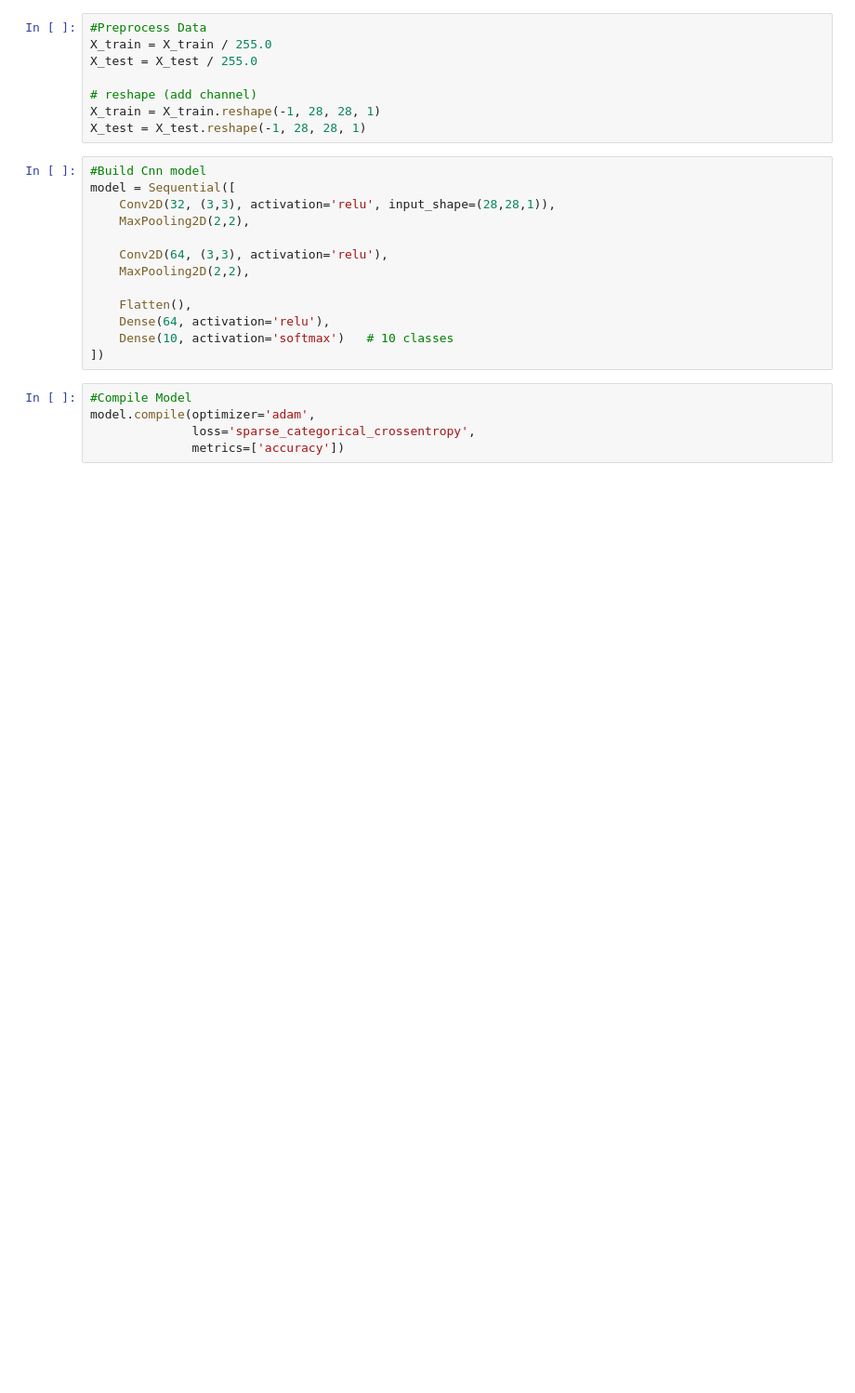
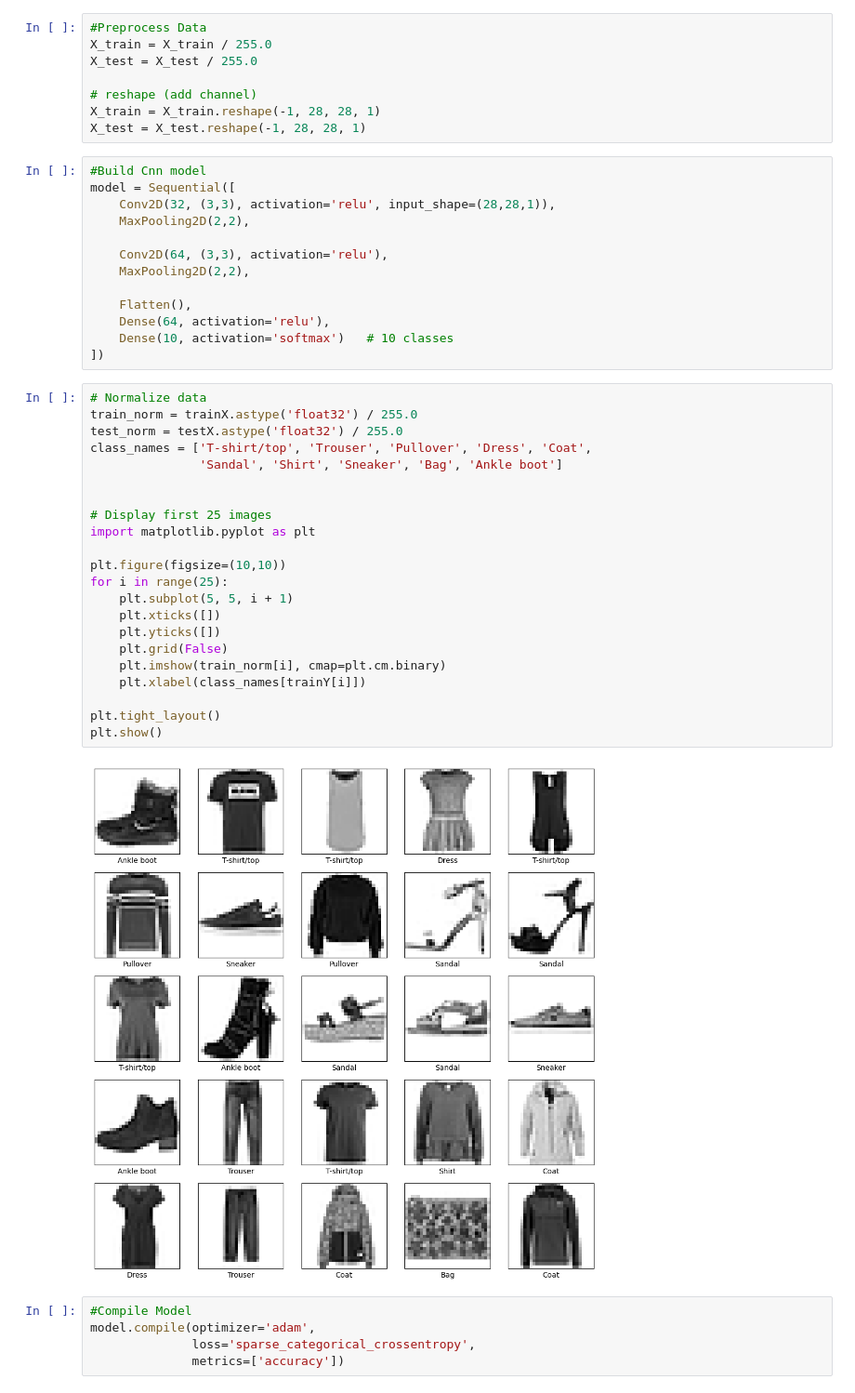
Before and after one commit to Anand-Bora-0001/LP5, a Jupyter notebook: DL/MNIST_Fashion_Dataset.ipynb, the cells around one changed output. Shown at 93% size. Saved outputs shown, nothing was run; the diff lists cells and outputs as text; blank space fills up the shorter version.

```diff
--- a/DL/MNIST_Fashion_Dataset.ipynb
+++ b/DL/MNIST_Fashion_Dataset.ipynb
@@ -40,6 +40,30 @@ model = Sequential([
     Dense(64, activation='relu'),
     Dense(10, activation='softmax')   # 10 classes
 ])
+# %%
+# Normalize data
+train_norm = trainX.astype('float32') / 255.0
+test_norm = testX.astype('float32') / 255.0
+class_names = ['T-shirt/top', 'Trouser', 'Pullover', 'Dress', 'Coat',
+               'Sandal', 'Shirt', 'Sneaker', 'Bag', 'Ankle boot']
+
+
+# Display first 25 images
+import matplotlib.pyplot as plt
+
+plt.figure(figsize=(10,10))
+for i in range(25):
+    plt.subplot(5, 5, i + 1)
+    plt.xticks([])
+    plt.yticks([])
+    plt.grid(False)
+    plt.imshow(train_norm[i], cmap=plt.cm.binary)
+    plt.xlabel(class_names[trainY[i]])
+
+plt.tight_layout()
+plt.show()
+# %% [output]
+[figure, added]
 # %%
 #Compile Model
 model.compile(optimizer='adam',
```
Also changed, not shown: parts of 7 cells of this notebook, 9 other files.
